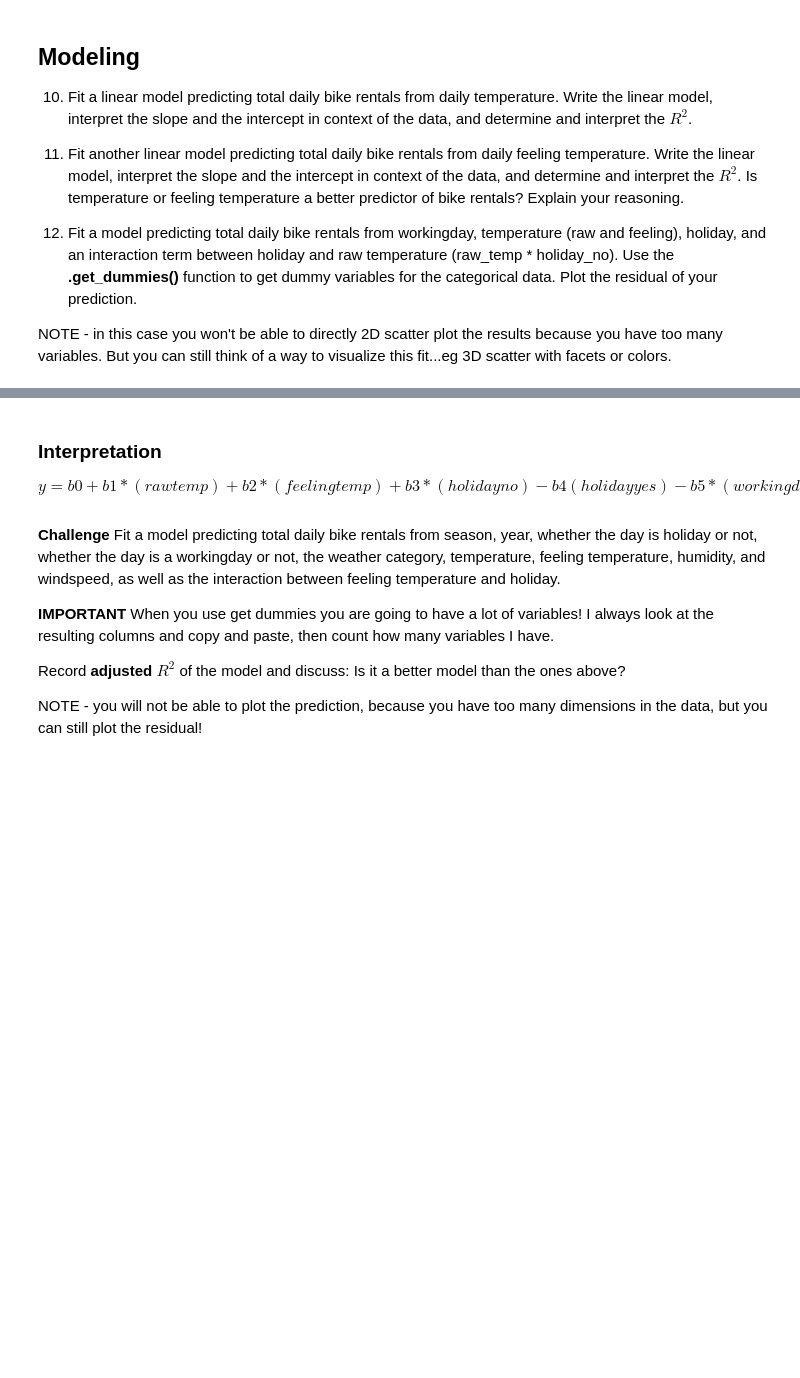
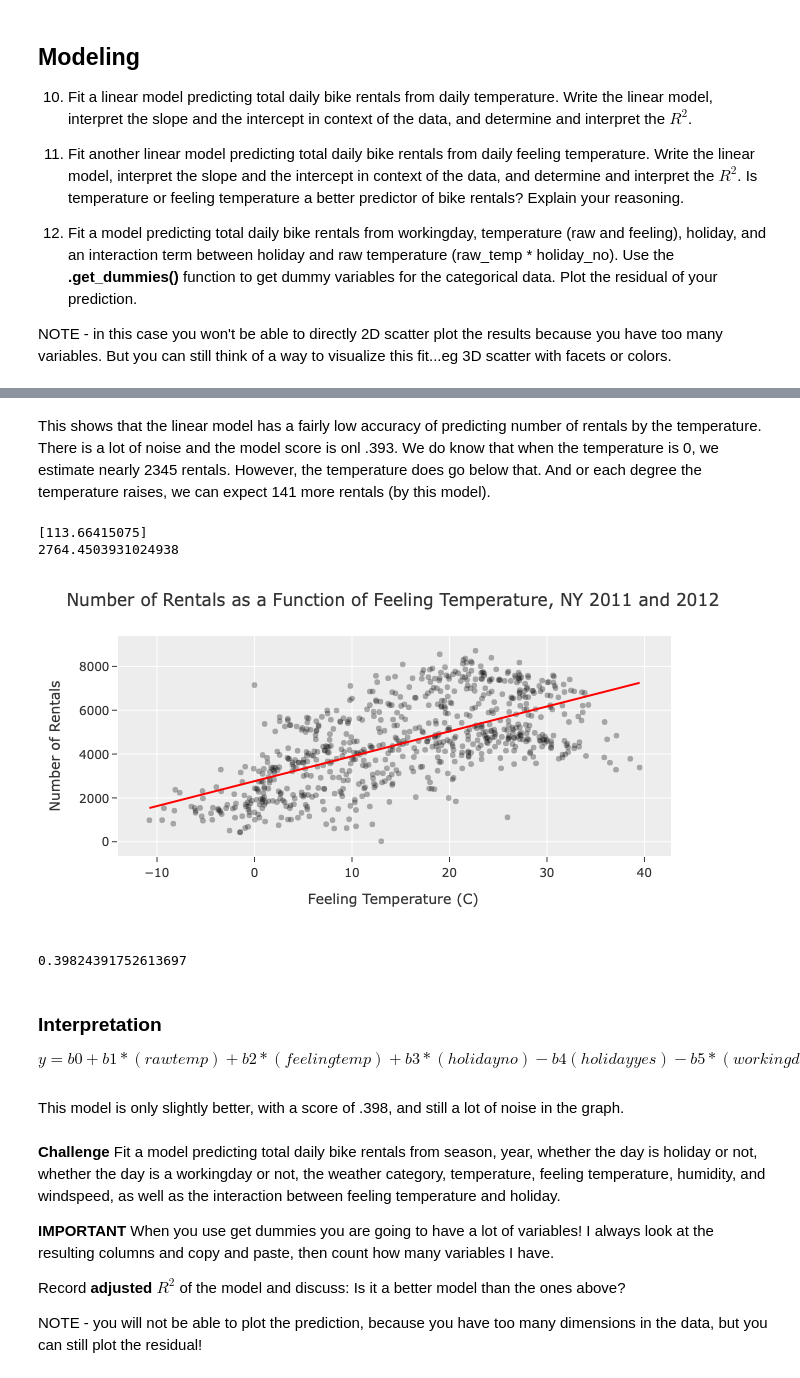
Before and after one commit to kayce-j/Data101study, a Jupyter notebook: Day17/Day17-HW.ipynb, the cells around one changed output, grey strips where cells are left out. Drawn from its saved outputs; the diff is of its cells as text; code cells hidden in the pictures; blank space fills up the shorter version.

```diff
--- a/Day17/Day17-HW.ipynb
+++ b/Day17/Day17-HW.ipynb
@@ -175,4 +252,42 @@ NOTE - in this case you won't be able to directly 2D scatter plot the results be
+# %% [markdown]
+This shows that the linear model has a fairly low accuracy of predicting number of rentals by the temperature. There is a lot of noise and the model score is onl .393. We do know that when the temperature is 0, we estimate nearly 2345 rentals. However, the temperature does go below that. And or each degree the temperature raises, we can expect 141 more rentals (by this model).
 # %%
 # Redo - linear model cnt vs feeling_temp
+x = DF['raw_atemp'].values.reshape(-1,1)
+y = DF['cnt'].values
+
+LM = LinearRegression()
+LM.fit(x, y)
+
+print(LM.coef_)
+print(LM.intercept_)
+
+fig = px.scatter(DF,
+                 x = 'raw_atemp',
+                 y = 'cnt',
+                 color_discrete_sequence=['black'],
+                 opacity = .3)
+
+fig.update_layout(template = 'ggplot2',
+                  title = 'Number of Rentals as a Function of Feeling Temperature, NY 2011 and 2012',
+                  title_x = .5,
+                  xaxis_title = "Feeling Temperature (C)",
+                  yaxis_title = "Number of Rentals")
+
+DF_fit = pd.DataFrame()
+DF_fit['T'] = DF['raw_atemp']
+DF_fit['C'] = LM.coef_*DF_fit['T']+LM.intercept_
+DF_fit = DF_fit.sort_values('C')
+
+fig.add_trace(px.line(DF_fit, x = 'T', y = 'C', color_discrete_sequence= ['red']).data[0])
+
+fig.show()
+
+LM.score(x,y)
+# %% [output]
+[113.66415075]
+2764.4503931024938
+[figure, added]
+0.39824391752613697
 # %%
 # Multivariable model with dummies - cnt from workingday, temperature (raw and feeling), holiday, and an interaction term
@@ -182,6 +298,8 @@ NOTE - in this case you won't be able to directly 2D scatter plot the results be
 $$y = b0 + b1*(raw temp) + b2*(feeling temp) + b3*(holiday no) - b4(holiday yes) - b5*(workingday no) + b6*(workinday yes) + b7(raw temp * holiday no)$$
 # %%
 # Calculate the adjusted R^2
+# %% [markdown]
+This model is only slightly better, with a score of .398, and still a lot of noise in the graph.
 # %% [markdown]
 **Challenge** Fit a model predicting total daily bike rentals from season, year, whether the day is holiday or not, whether the day is a workingday or not, the weather category, temperature, feeling temperature, humidity, and windspeed, as well as the interaction between feeling temperature and holiday.
 
```
Also changed, not shown: parts of 10 cells of this notebook, 1 other file.
